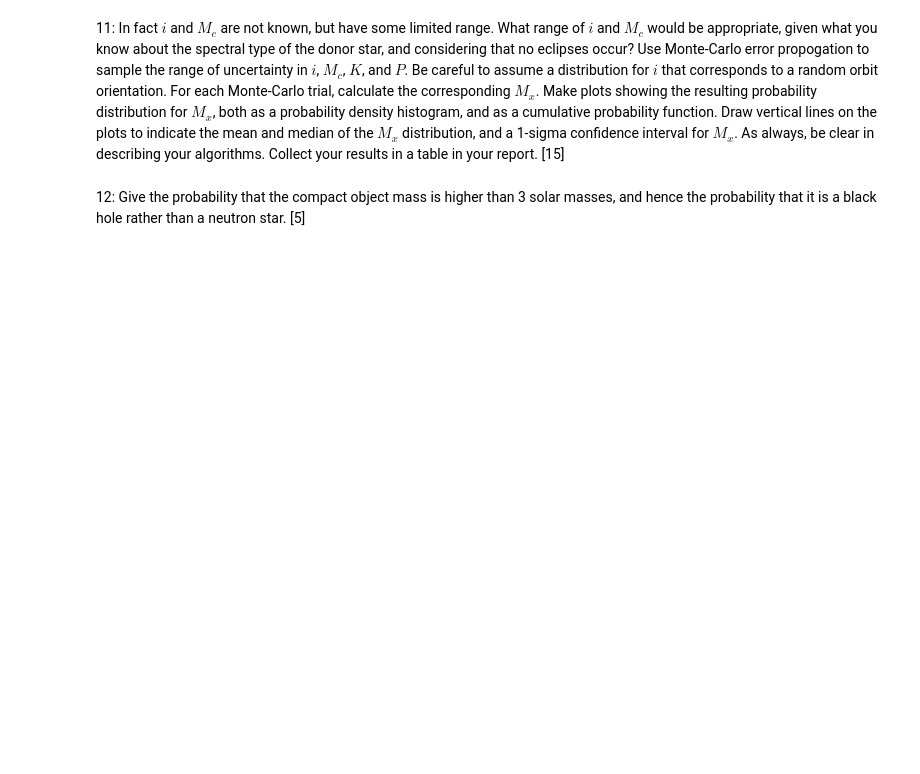
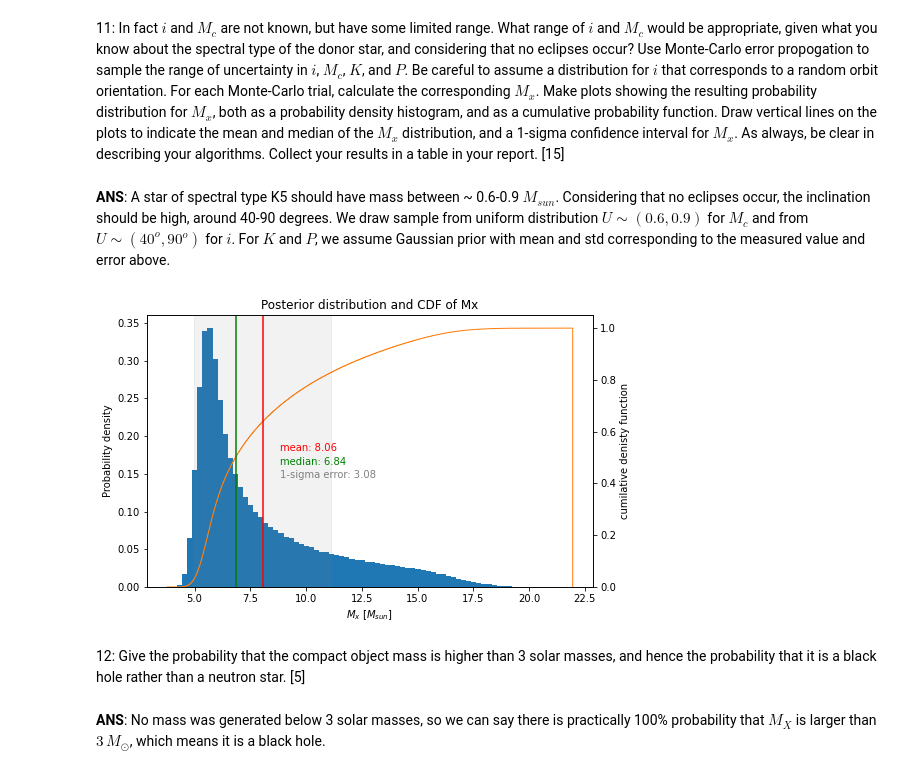
Before and after one commit to alphalyncis/adaa, a Jupyter notebook: project/project2_xueqing.ipynb, the cells around one changed output. Cells and saved outputs as stored; diff of their text form; code cells hidden in the pictures; blank space fills up the shorter version.

```diff
--- a/project/keck.ipynb
+++ b/project/project2_xueqing.ipynb
@@ -396,7 +443,56 @@ the mean and median of the $M_x$ distribution,
 and a 1-sigma confidence interval for $M_x$.
 As always, be clear in describing your algorithms.
 Collect your results in a table in your report. [15]
+# %% [markdown]
+**ANS**: A star of spectral type K5 should have mass between ~ 0.6-0.9 $M_{sun}$. Considering that no eclipses occur, the inclination should be high, around 40-90 degrees. We draw sample from uniform distribution $U\sim(0.6, 0.9)$ for $M_c$ and from $U\sim(40^o, 90^o)$ for $i$. For $K$ and $P$, we assume Gaussian prior with mean and std corresponding to the measured value and error above.
+# %%
+N = 1000000
+
+# draw N samples from Gaussian distributions of K and P
+K_sample = np.random.normal(K, Kerr, N)
+P_sample = np.random.normal(P, Perr, N)
+Mc_sample = np.random.uniform(0.6, 0.9, N)
+i_sample = np.random.uniform(np.radians(40), np.radians(90), N)
+sini_sample = np.sin(i_sample)
+
+Mx_sample = []
+for i in range(N):
+    K, P, Mc, sini = K_sample[i], P_sample[i], Mc_sample[i], sini_sample[i]
+    mass_func = (K**3 * P) / (2*np.pi*G) / Msun
+    # solve the mass equation as in q10
+    Mx_old = 1
+    while True:
+        q = Mc / Mx_old
+        Mx_new = mass_func * (1 + q)**2 / sini**3
+        if np.abs(Mx_new - Mx_old) < 1e-6:
+            Mx = Mx_new
+            break
+        Mx_old = Mx_new
+    Mx_sample.append(Mx)
+# %%
+Mx_mean = np.mean(Mx_sample)
+Mx_std = np.std(Mx_sample)
+
+plt.figure(figsize=(8,5))
+plt.hist(Mx_sample, bins=80, density=True, label="probability density distribution")
+plt.xlabel("$M_x$ [$M_{sun}$]")
+plt.ylabel("Probability density")
+ax2 = plt.gca().twinx()
+ax2.hist(Mx_sample, bins=1000, histtype="step", density=True, cumulative=True, label="cumilative density function", color="tab:orange")
+plt.ylabel("cumilative denisty function")
+plt.axvline(Mx_mean, color="r")
+plt.text(0.3, 0.5, f"mean: {np.mean(Mx_sample):.2f}", transform=plt.gca().transAxes, color="r")
+plt.axvline(np.median(Mx_sample), color="g")
+plt.text(0.3, 0.45, f"median: {np.median(Mx_sample):.2f}", transform=plt.gca().transAxes, color="g")
+plt.axvspan(Mx_mean-Mx_std, Mx_mean+Mx_std, color="grey", alpha=0.1)
+plt.text(0.3, 0.4, f"1-sigma error: {Mx_std:.2f}", transform=plt.gca().transAxes, color="grey")
+plt.title("Posterior distribution and CDF of Mx")
+plt.show()
+# %% [output]
+[figure, added]
 # %% [markdown]
 12: Give the probability that the compact object mass is higher
 than 3 solar masses, and hence the probability that it
 is a black hole rather than a neutron star. [5]
+# %% [markdown]
+**ANS**: No mass was generated below 3 solar masses, so we can say there is practically 100% probability that $M_X$ is larger than $3\,M_\odot$, which means it is a black hole.
```
Also changed, not shown: parts of 5 cells of this notebook, 1 other file.
